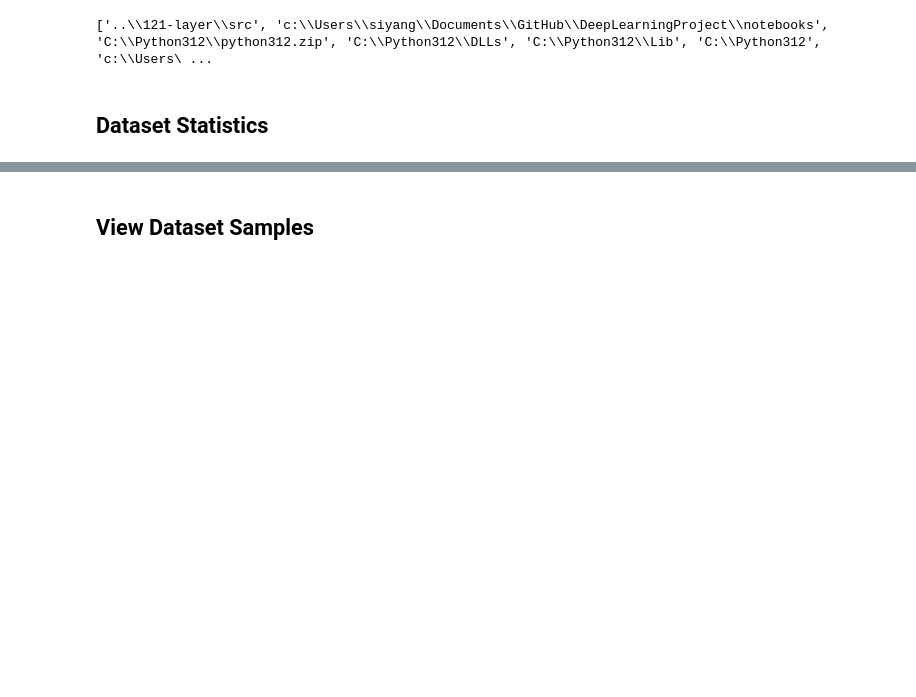
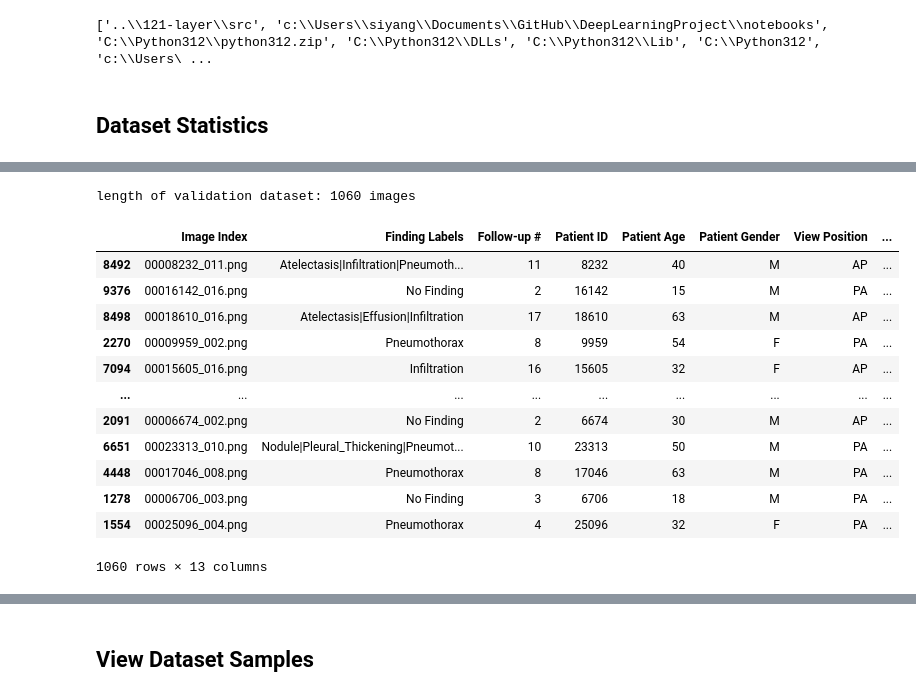
Before and after one commit to sihvn/DeepLearningProject, a Jupyter notebook: notebooks/eda.ipynb, the cells around one changed output, grey strips where cells are left out. Drawn from its saved outputs; the diff is of its cells as text; code cells hidden in the pictures; blank space fills up the shorter version.

```diff
--- a/notebooks/eda.ipynb
+++ b/notebooks/eda.ipynb
@@ -14,0 +42,18 @@ print(sys.path)
+# %%
+print(f"length of validation dataset: {len(val_dataset)} images")
+val_dataset.dataset.labels_df.iloc[val_dataset.indices, :]
+# %% [output]
+length of validation dataset: 1060 images
+|  | Image Index | Finding Labels | Follow-up # | Patient ID | Patient Age | Patient Gender | View Position | ... |
+| 8492 | 00008232_011.png | Atelectasis|Infiltration|Pneumoth... | 11 | 8232 | 40 | M | AP | ... |
+| 9376 | 00016142_016.png | No Finding | 2 | 16142 | 15 | M | PA | ... |
+| 8498 | 00018610_016.png | Atelectasis|Effusion|Infiltration | 17 | 18610 | 63 | M | AP | ... |
+| 2270 | 00009959_002.png | Pneumothorax | 8 | 9959 | 54 | F | PA | ... |
+| 7094 | 00015605_016.png | Infiltration | 16 | 15605 | 32 | F | AP | ... |
+| ... | ... | ... | ... | ... | ... | ... | ... | ... |
+| 2091 | 00006674_002.png | No Finding | 2 | 6674 | 30 | M | AP | ... |
+| 6651 | 00023313_010.png | Nodule|Pleural_Thickening|Pneumot... | 10 | 23313 | 50 | M | PA | ... |
+| 4448 | 00017046_008.png | Pneumothorax | 8 | 17046 | 63 | M | PA | ... |
+| 1278 | 00006706_003.png | No Finding | 3 | 6706 | 18 | M | PA | ... |
+| 1554 | 00025096_004.png | Pneumothorax | 4 | 25096 | 32 | F | PA | ... |
+1060 rows × 13 columns
```
Also changed, not shown: parts of 6 cells of this notebook, 1 other file.
